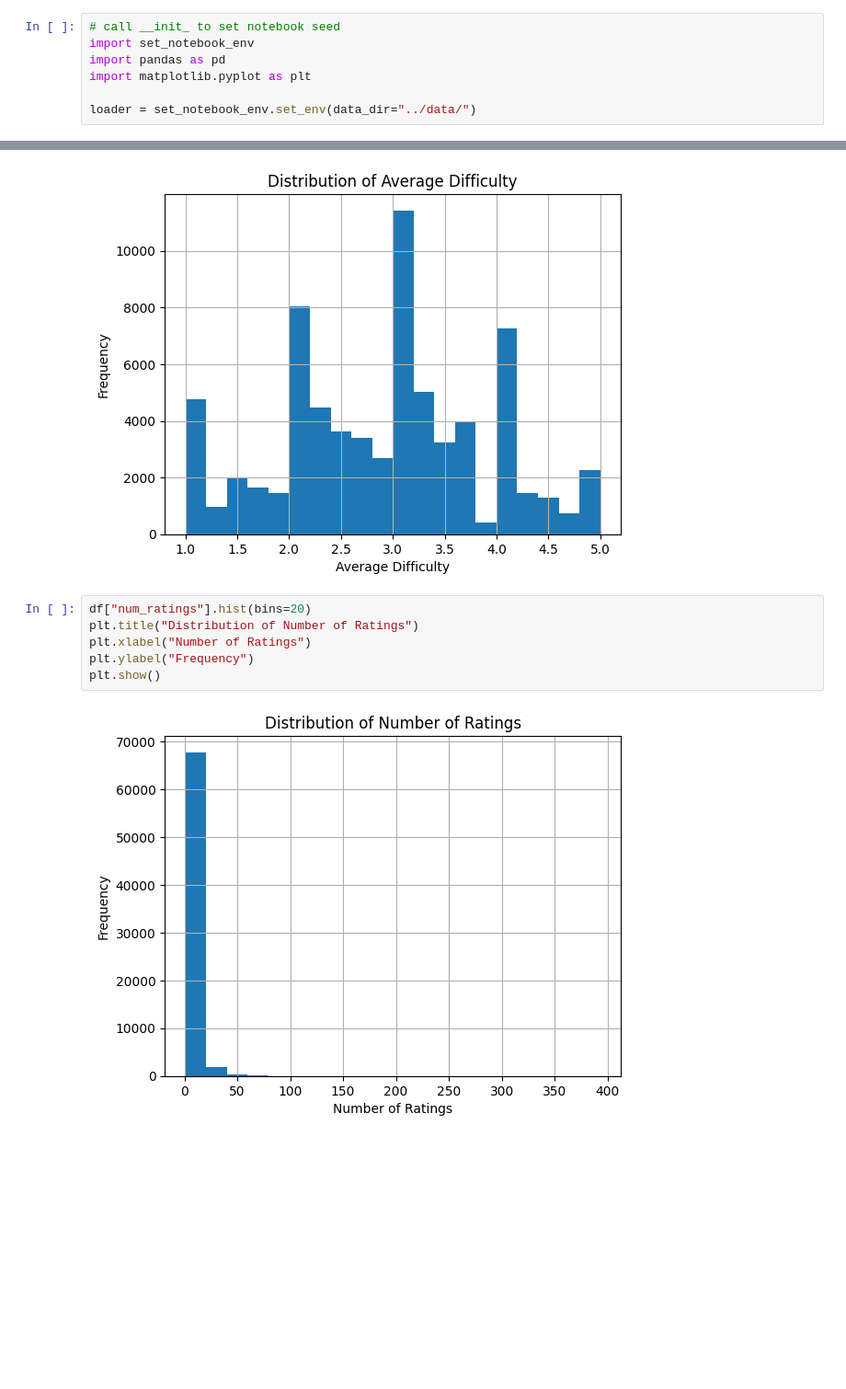
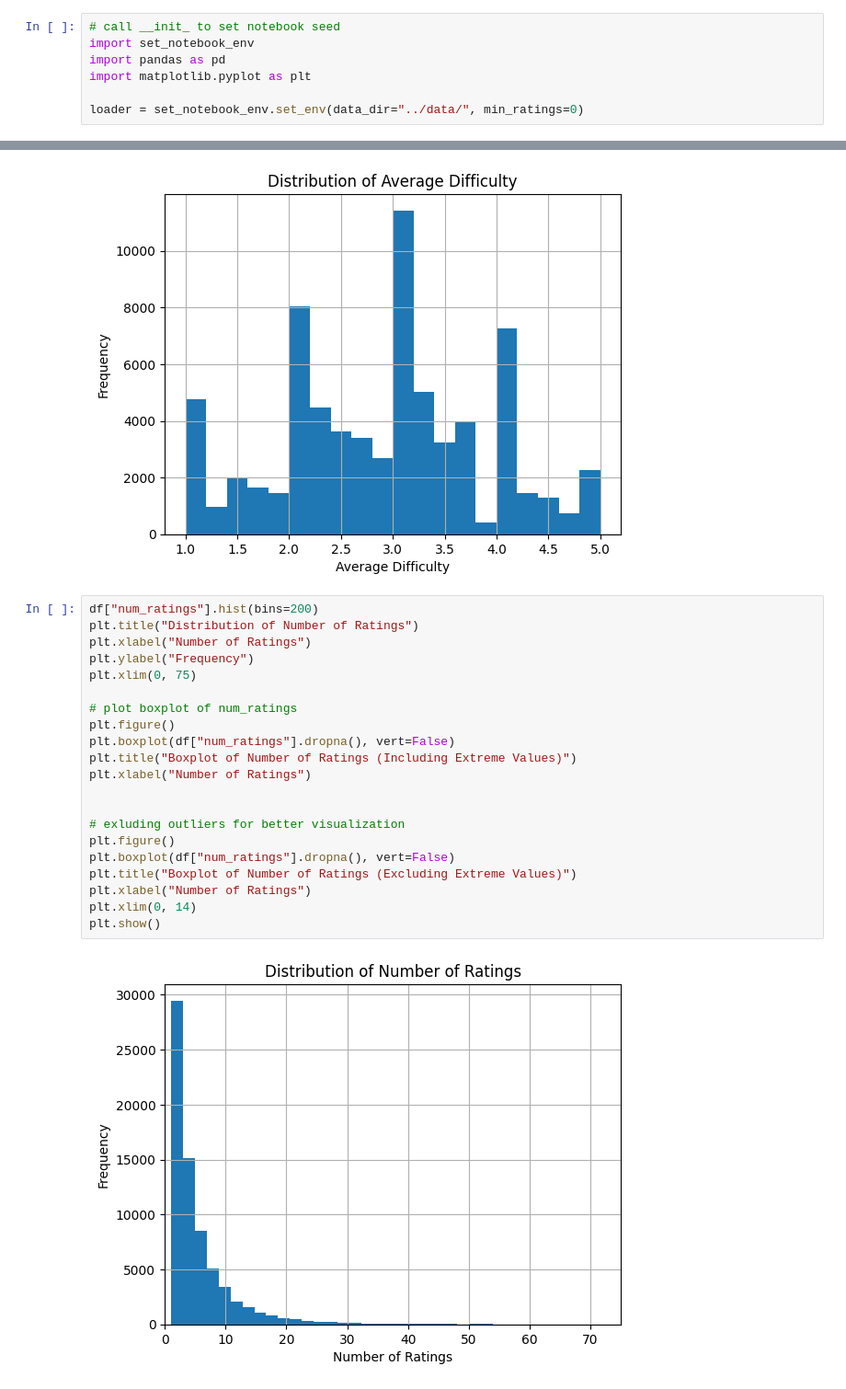
Before and after one commit to paolacalle/ape-capstone, a Jupyter notebook: analysis/eda.ipynb, the cells around one changed output, grey strips where cells are left out. Shown at 92% size. Cells and saved outputs as stored; diff of their text form; blank space fills up the shorter version.

Commit message:
outliers in numbers of ratings

```diff
--- a/analysis/eda.ipynb
+++ b/analysis/eda.ipynb
@@ -4,7 +4,7 @@ import set_notebook_env
 import pandas as pd
 import matplotlib.pyplot as plt
 
-loader = set_notebook_env.set_env(data_dir="../data/")
+loader = set_notebook_env.set_env(data_dir="../data/", min_ratings=0)
 # %%
 loader.load_raw()
 loader.merge()
@@ -45,10 +46,25 @@ plt.show()
 # %% [output]
 [figure]
 # %%
-df["num_ratings"].hist(bins=20)
+df["num_ratings"].hist(bins=200)
 plt.title("Distribution of Number of Ratings")
 plt.xlabel("Number of Ratings")
 plt.ylabel("Frequency")
+plt.xlim(0, 75)
+
+# plot boxplot of num_ratings
+plt.figure()
+plt.boxplot(df["num_ratings"].dropna(), vert=False)
+plt.title("Boxplot of Number of Ratings (Including Extreme Values)")
+plt.xlabel("Number of Ratings")
+
+
+# exluding outliers for better visualization
+plt.figure()
+plt.boxplot(df["num_ratings"].dropna(), vert=False)
+plt.title("Boxplot of Number of Ratings (Excluding Extreme Values)")
+plt.xlabel("Number of Ratings")
+plt.xlim(0, 14)
 plt.show()
 # %% [output]
-[figure, old version]
+[figure, new version]
```
Also changed, not shown: parts of 3 cells of this notebook.
